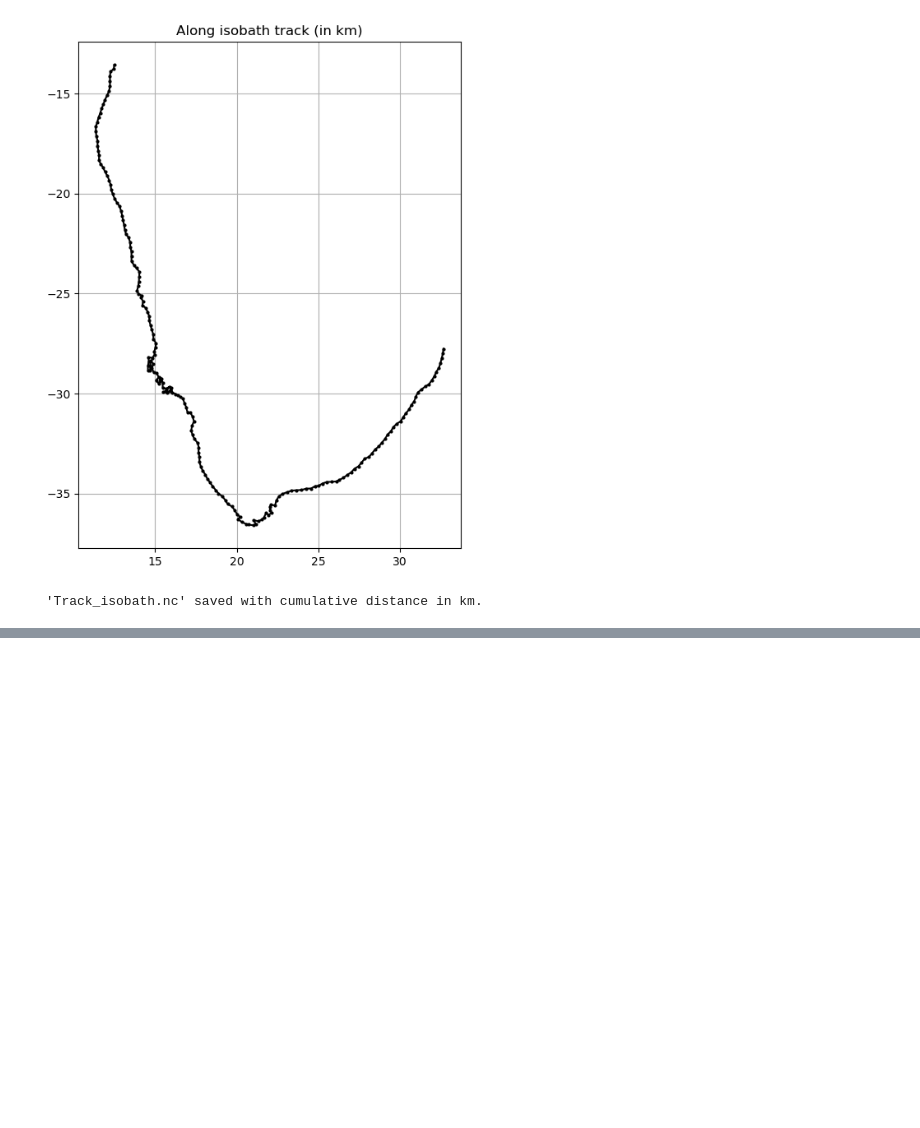
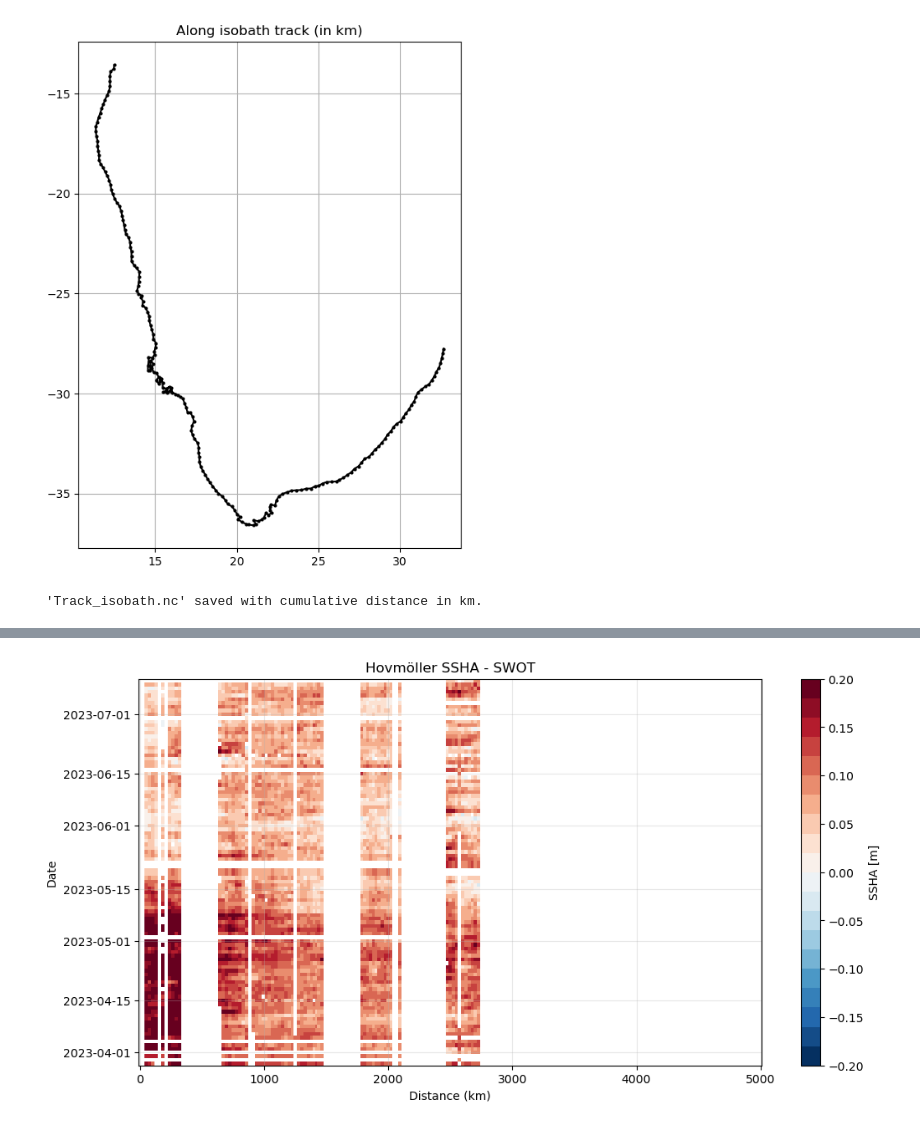
Before and after one commit to polilea7-create/SWOT_CTW, a Jupyter notebook: Track_alongthecoast.ipynb, the cells around one changed output, grey strips where cells are left out. Drawn from its saved outputs; the diff is of its cells as text; code cells hidden in the pictures; blank space fills up the shorter version.

```diff
--- a/Track_alongthecoast.ipynb
+++ b/Track_alongthecoast.ipynb
@@ -180,0 +481,26 @@ plt.show()
+# %%
+## 8.Plot SWOT hovmoller
+plt.figure(figsize=(12, 6))
+
+##############################
+#SWOT hovmoller
+##############################
+n_levels=20
+cmap1 = plt.get_cmap('RdBu_r', n_levels)
+
+im = plt.pcolormesh(
+    dist,
+    hovmoller_swot.date,
+    hovmoller_swot.values,
+    cmap=cmap1,
+    shading='auto',vmin=-0.2,vmax=0.2,
+)
+
+plt.colorbar(im, label='SSHA [m]')
+plt.title('Hovmöller SSHA - SWOT')
+plt.xlabel('Distance (km)')
+plt.ylabel('Date')
+plt.grid(True, alpha=0.3)
+plt.show()
+# %% [output]
+[figure, added]
```
Also changed, not shown: parts of 14 cells of this notebook.
